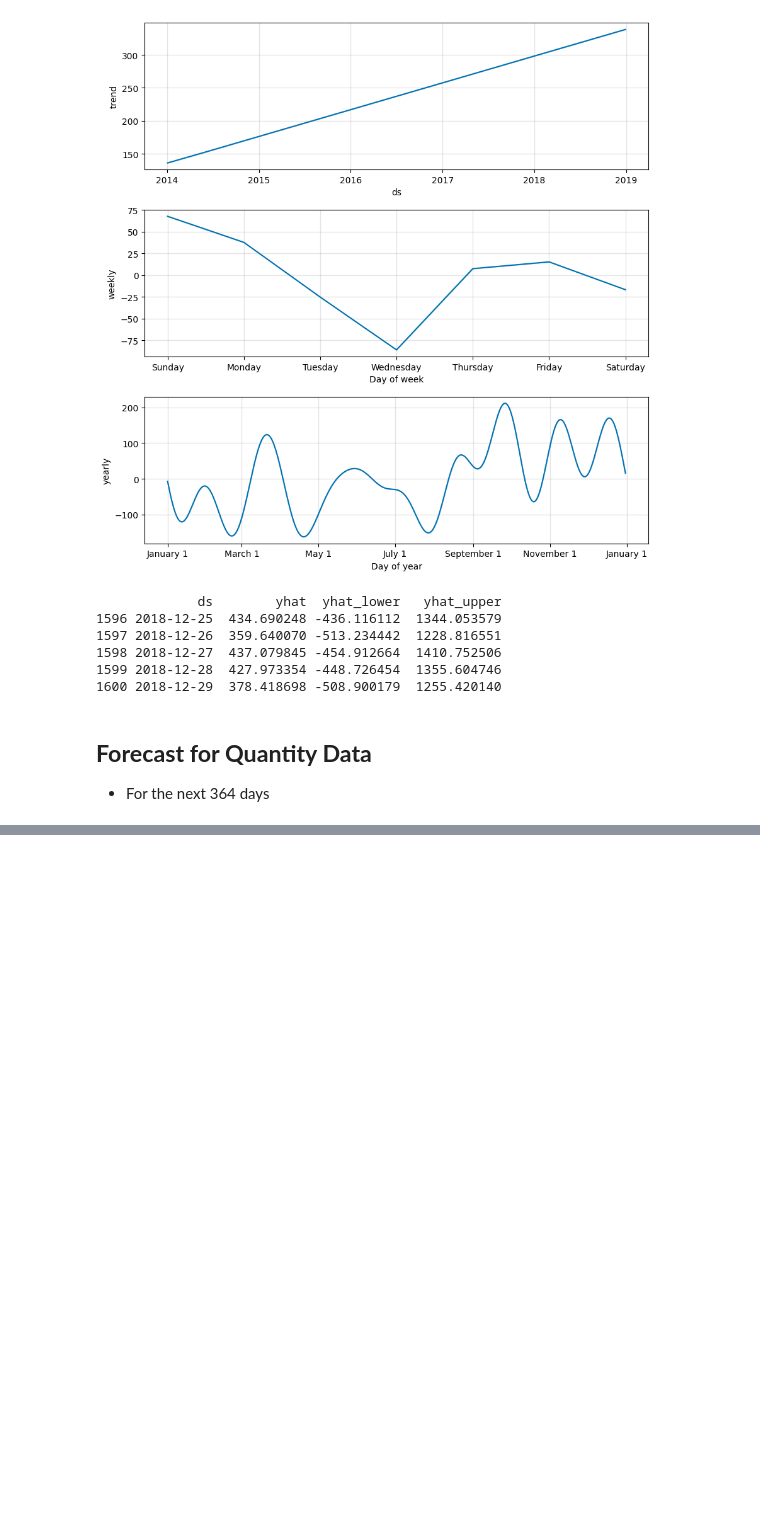
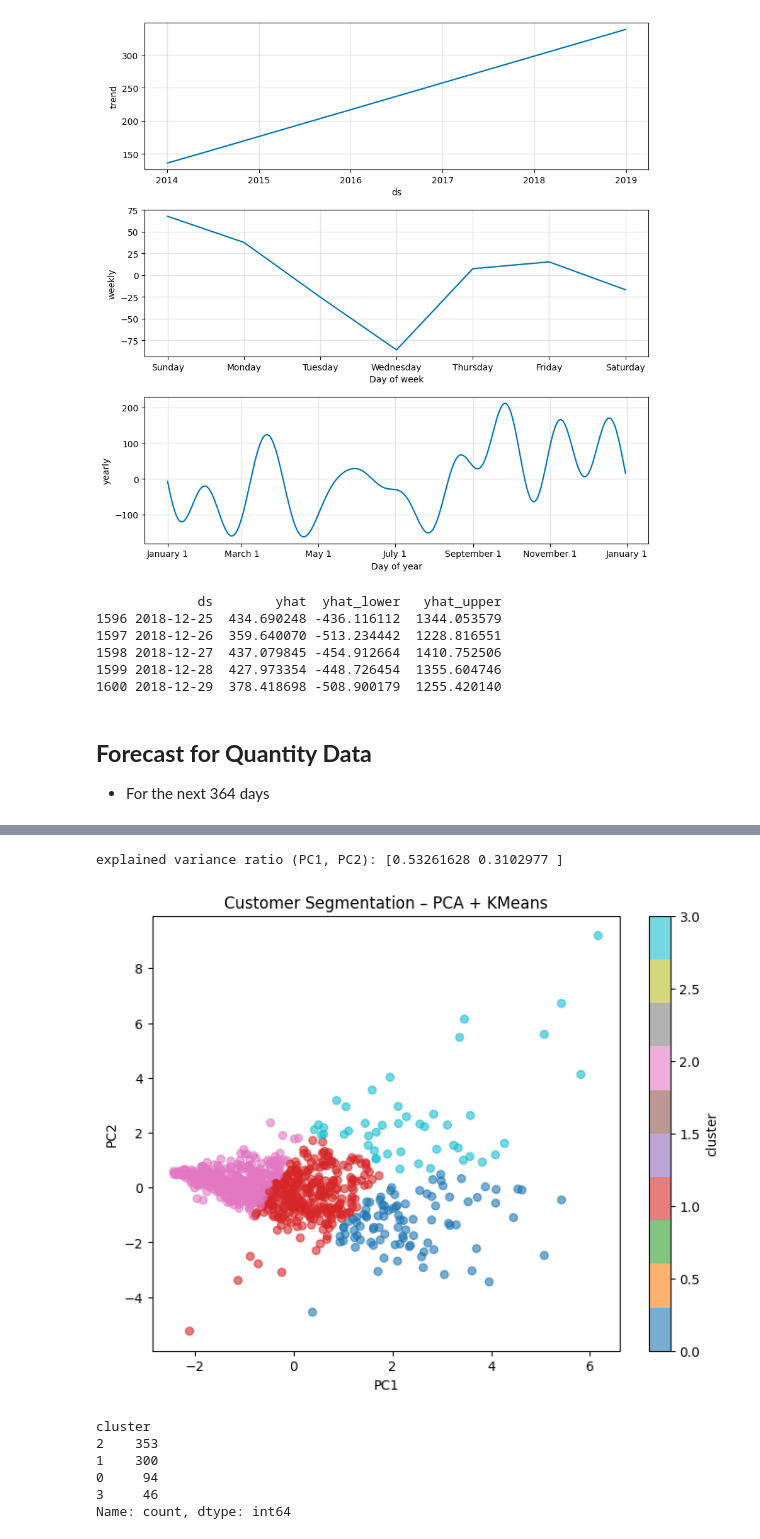
Before and after one commit to MarcelNazare/Superstore-Sales-Project, a Jupyter notebook: python/notebooks/predictive_models.ipynb, the cells around one changed output, grey strips where cells are left out. Cells and saved outputs as stored; diff of their text form; code cells hidden in the pictures; blank space fills up the shorter version.

```diff
--- a/python/notebooks/predictive_models.ipynb
+++ b/python/notebooks/predictive_models.ipynb
@@ -158,0 +131,45 @@ print(quantity_forecast[['ds', 'yhat', 'yhat_lower', 'yhat_upper']].tail())
+# %%
+# pick a few numeric columns that make sense for segmentation
+# aggregate them per customer so each row is a customer
+cust_metrics = (
+    df
+    .groupby('Customer ID')[['Sales', 'Profit', 'Quantity', 'Discount']]
+    .sum()
+    .reset_index()
+)
+
+# scale before PCA / k‑means
+scaler = StandardScaler()
+X = scaler.fit_transform(cust_metrics[['Sales', 'Profit', 'Quantity', 'Discount']])
+
+# reduce to two principal components for visualisation
+pca = PCA(n_components=2, random_state=42)
+X_pca = pca.fit_transform(X)
+
+# apply k‑means on the PCA space
+kmeans = KMeans(n_clusters=4, random_state=42)
+cust_metrics['cluster'] = kmeans.fit_predict(X_pca)
+
+print("explained variance ratio (PC1, PC2):", pca.explained_variance_ratio_)
+
+# scatter plot of the two principal components coloured by cluster
+plt.figure(figsize=(8, 6))
+pts = plt.scatter(X_pca[:, 0], X_pca[:, 1],
+                  c=cust_metrics['cluster'], cmap='tab10', alpha=0.6)
+plt.xlabel('PC1')
+plt.ylabel('PC2')
+plt.title('Customer Segmentation – PCA + KMeans')
+plt.colorbar(pts, label='cluster')
+plt.show()
+
+# quick look at how many customers fall into each segment
+print(cust_metrics['cluster'].value_counts())
+# %% [output]
+explained variance ratio (PC1, PC2): [0.53261628 0.3102977 ]
+[figure, added]
+cluster
+2    353
+1    300
+0     94
+3     46
+Name: count, dtype: int64
```
Also changed, not shown: parts of 7 cells of this notebook, 10 other files.
